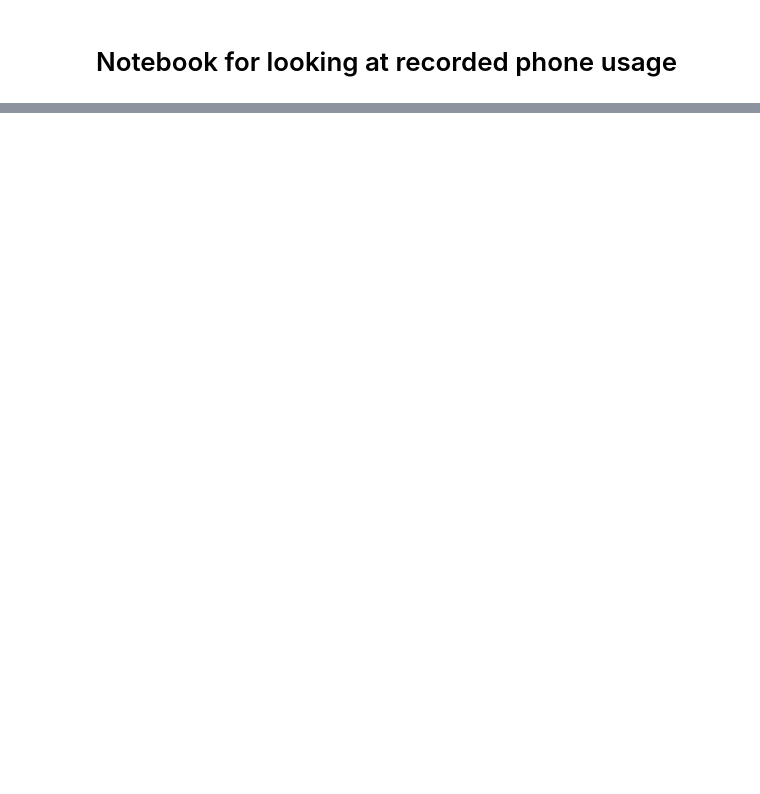
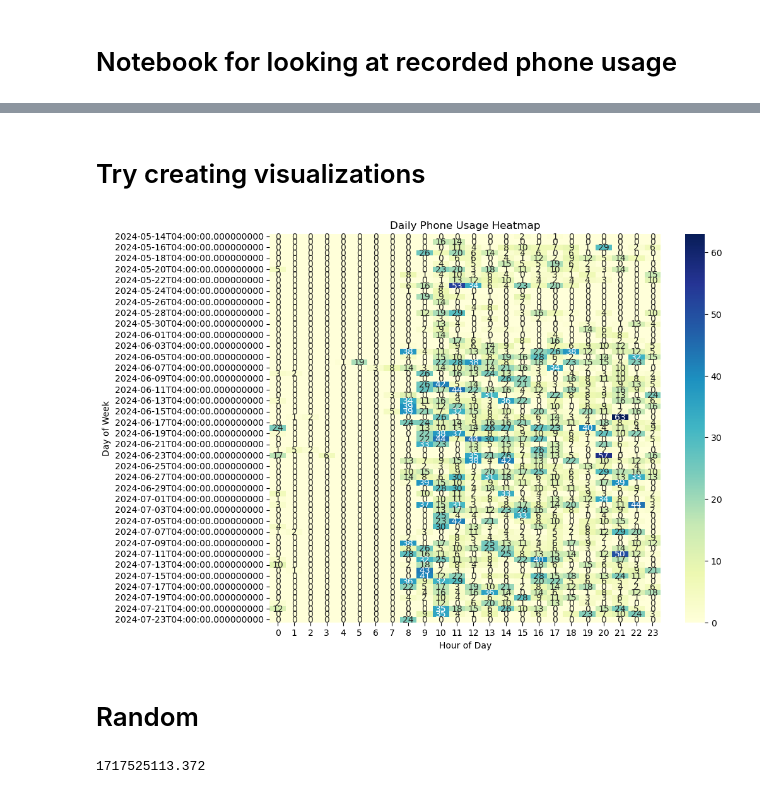
Before and after one commit to cparish312/hindsight, a Jupyter notebook: hindsight_server/notebooks/phone_usage.ipynb, the cells around one changed output, grey strips where cells are left out. Saved outputs shown, nothing was run; the diff lists cells and outputs as text; code cells hidden in the pictures; blank space fills up the shorter version.

```diff
--- a/hindsight_server/notebooks/phone_usage.ipynb
+++ b/hindsight_server/notebooks/phone_usage.ipynb
@@ -34,5 +87,7 @@ frames_df.groupby(['datetime_to_day']).usage_id.nunique()
 # %%
-usage_durations = frames_df.groupby('usage_id')['datetime_local'].agg([min, max])
-usage_durations['duration'] = usage_durations['max'] - usage_durations['min']
-usage_durations['day'] = usage_durations['min'].dt.floor('D')
+usage_df = frames_df.groupby('usage_id')['datetime_local'].agg([min, max])
+usage_df['duration'] = usage_df['max'] - usage_df['min']
+usage_df['day'] = usage_df['min'].dt.floor('D')
+# %%
+usage_df['hour'] = usage_df['min'].dt.hour
 # %%
@@ -41,0 +113,17 @@ usage_durations.duration.sum()
+# %% [markdown]
+# Try creating visualizations
+# %%
+usage_df['duration_minutes'] = usage_df['duration'].apply(lambda x: x.total_seconds() // 60)
+# %%
+heatmap_data = usage_df.groupby(['day', 'hour'])['duration_minutes'].sum().unstack().fillna(0)
+# %%
+plt.figure(figsize=(10, 8))
+sns.heatmap(heatmap_data, annot=True, cmap="YlGnBu", fmt="g")
+plt.title('Daily Phone Usage Heatmap')
+plt.ylabel('Day of Week')
+plt.xlabel('Hour of Day')
+plt.show()
+# %% [output]
+[figure, added]
+# %% [markdown]
+# Random
@@ -41,0 +132,4 @@ usage_durations.duration.sum()
+# %%
+1717525113372 / 1000
+# %% [output]
+1717525113.372
```
Also changed, not shown: parts of 11 cells of this notebook, 18 other files.
